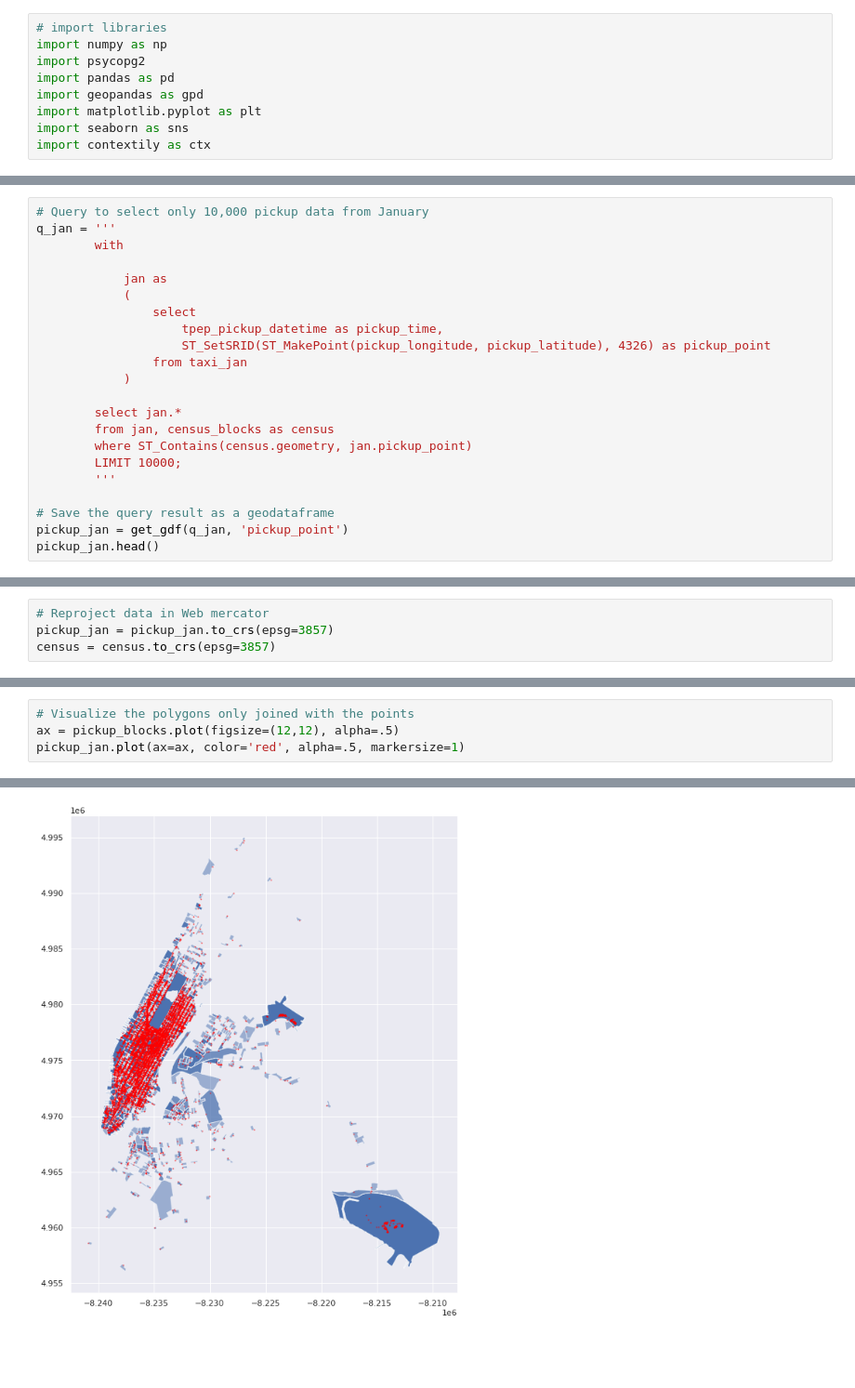
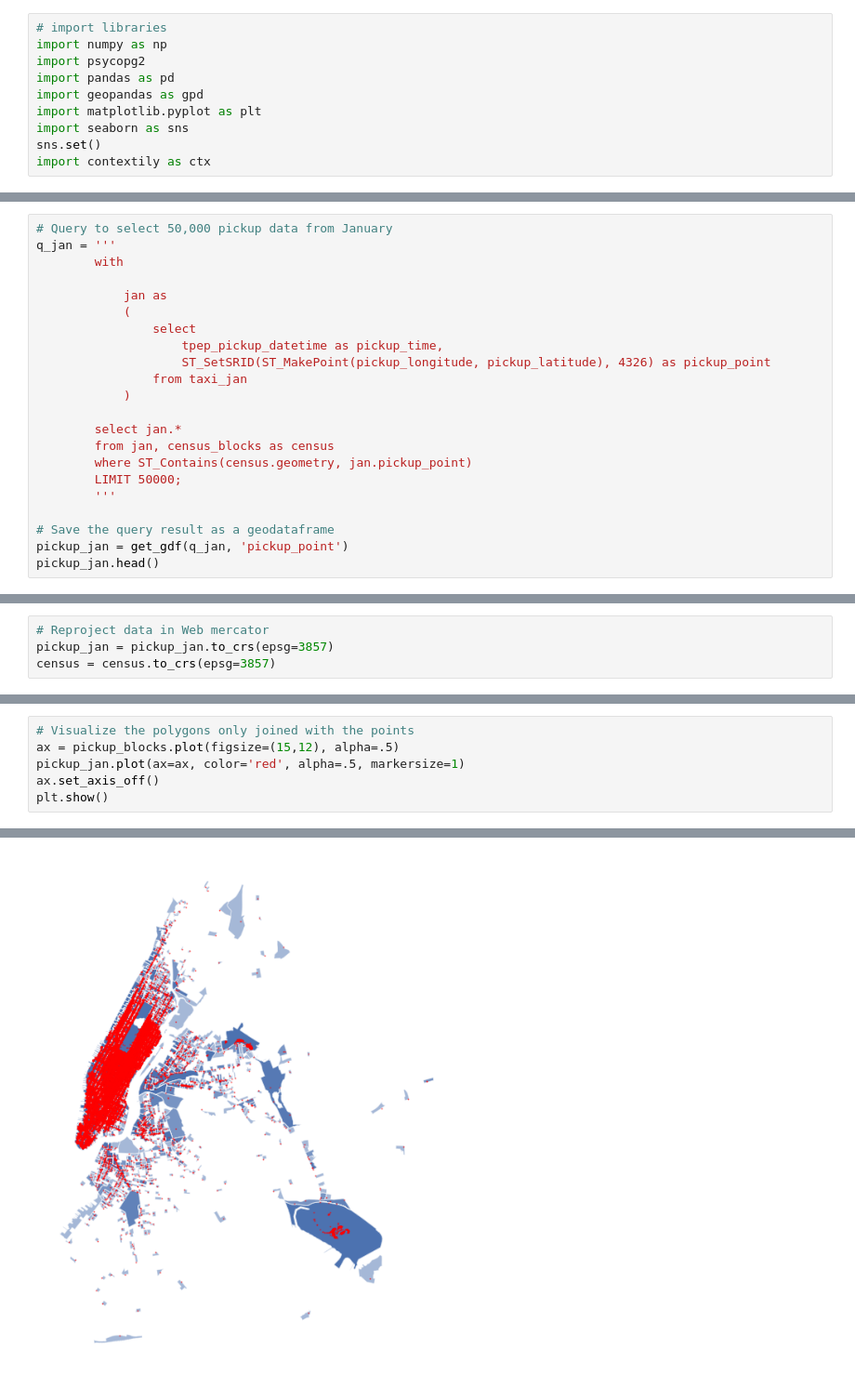
Before and after one commit to soyhyoj/CARTO-JuniorDSTest, a Jupyter notebook: notebooks/2.EDA.ipynb, the cells around one changed output, grey strips where cells are left out. Shown at 93% size. Cells and saved outputs as stored; diff of their text form; blank space fills up the shorter version.

Commit message:
EDA cleaned a bit. Next step: merge the data with ACS and compute average n of pickups by block group

```diff
--- a/notebooks/2.EDA.ipynb
+++ b/notebooks/2.EDA.ipynb
@@ -10,6 +10,7 @@ import pandas as pd
 import geopandas as gpd
 import matplotlib.pyplot as plt
 import seaborn as sns
+sns.set()
 import contextily as ctx
 # %%
 # Function to retrieve data from postgis as geo df using queries
@@ -23,7 +24,7 @@ def get_gdf(query, geom):
     con.close()
     return gdf
 # %%
-# Query to select only 10,000 pickup data from January
+# Query to select 50,000 pickup data from January
 q_jan = '''
         with
 
@@ -38,7 +39,7 @@ q_jan = '''
         select jan.*
         from jan, census_blocks as census
         where ST_Contains(census.geometry, jan.pickup_point)
-        LIMIT 10000;
+        LIMIT 50000;
         '''
 
 # Save the query result as a geodataframe
@@ -183,5 +206,7 @@ pickup_blocks.head()
 # %%
 # Visualize the polygons only joined with the points
-ax = pickup_blocks.plot(figsize=(12,12), alpha=.5)
+ax = pickup_blocks.plot(figsize=(15,12), alpha=.5)
 pickup_jan.plot(ax=ax, color='red', alpha=.5, markersize=1)
+ax.set_axis_off()
+plt.show()
 # %% [output]
@@ -189,3 +213,3 @@ pickup_jan.plot(ax=ax, color='red', alpha=.5, markersize=1)
-[figure, old version]
+[figure, new version]
 # %%
 # Count how many pickups were made within each block
```
Also changed, not shown: parts of 24 cells of this notebook.
